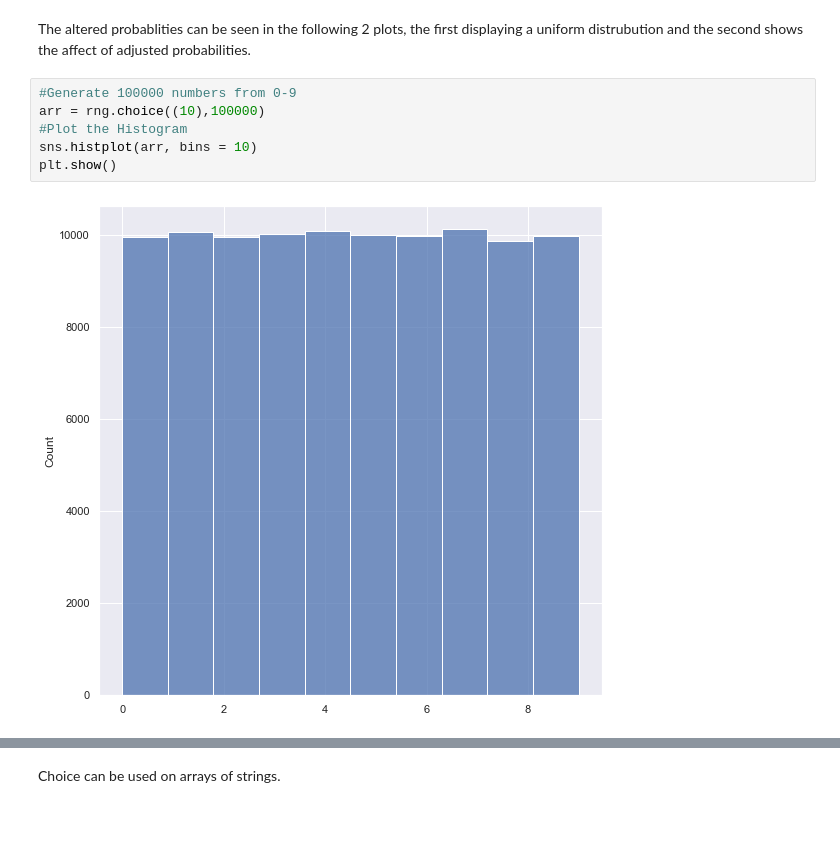
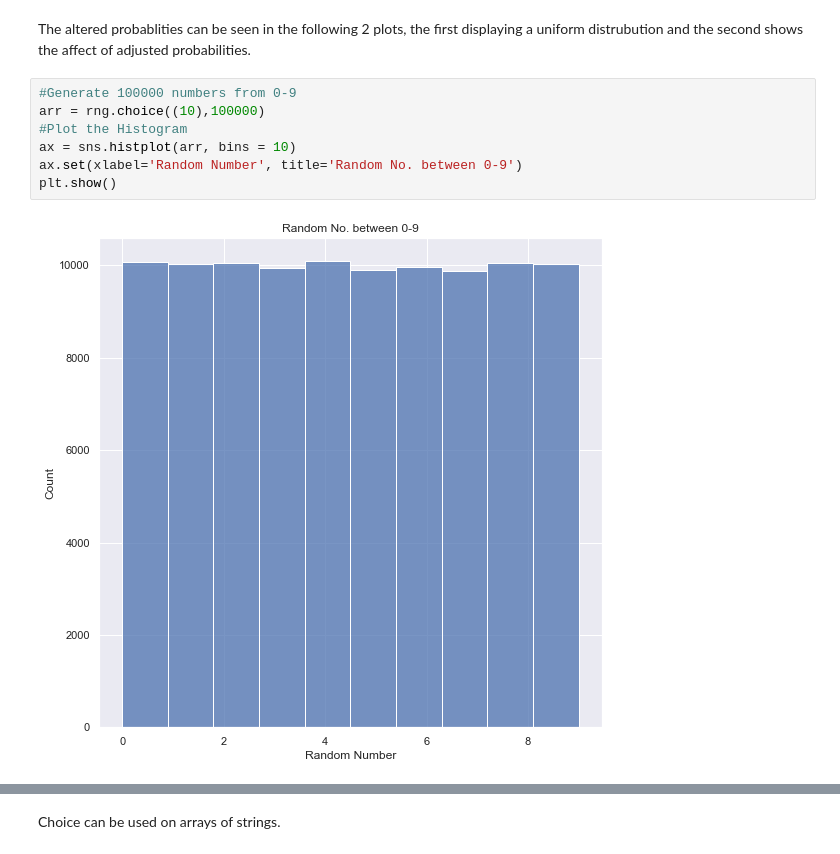
Before and after one commit to ShanePAustin/numpy-random, a Jupyter notebook: numpy-random.ipynb, the cells around one changed output, grey strips where cells are left out. Drawn from its saved outputs; the diff is of its cells as text; blank space fills up the shorter version.

```diff
--- a/numpy-random.ipynb
+++ b/numpy-random.ipynb
@@ -249,11 +251,12 @@ The altered probablities can be seen in the following 2 plots, the first display
 # %%
 #Generate 100000 numbers from 0-9
 arr = rng.choice((10),100000)
 #Plot the Histogram
-sns.histplot(arr, bins = 10)
+ax = sns.histplot(arr, bins = 10)
+ax.set(xlabel='Random Number', title='Random No. between 0-9')
 plt.show()
 # %% [output]
-[figure, old version]
+[figure, new version]
 # %%
 #Generates 100,000 integers between 0-9 with probabilties between 0-40%
 arr = rng.choice(10,10000, p= [0.05, 0.4, 0.1, 0, 0.01, 0.1, 0.04, 0.2, 0.08, 0.02])
```
Also changed, not shown: parts of 46 cells of this notebook.
